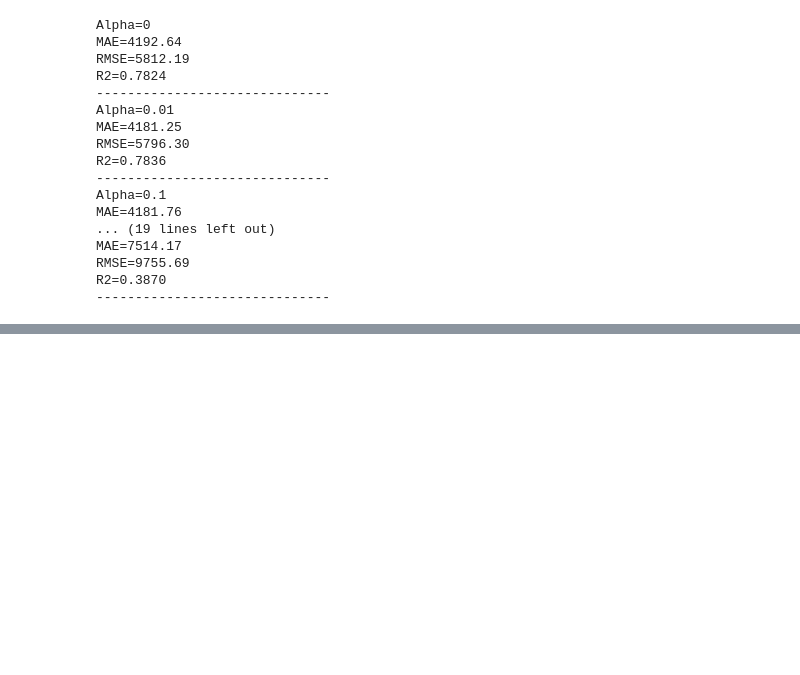
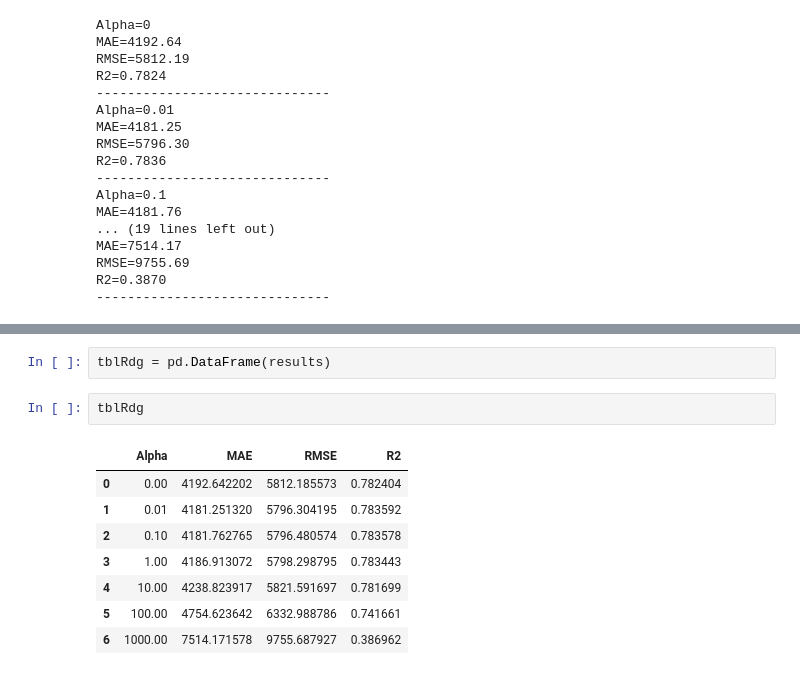
Before and after one commit to ugur-colak/medical-cost-prediction, a Jupyter notebook: notebooks/medical-cost-prediction.ipynb, the cells around one changed output, grey strips where cells are left out. Saved outputs shown, nothing was run; the diff lists cells and outputs as text; blank space fills up the shorter version.

```diff
--- a/notebooks/medical-cost-prediction.ipynb
+++ b/notebooks/medical-cost-prediction.ipynb
@@ -344,0 +368,13 @@ R2=0.3870
+# %%
+tblRdg = pd.DataFrame(results)
+# %%
+tblRdg
+# %% [output]
+|  | Alpha | MAE | RMSE | R2 |
+| 0 | 0.00 | 4192.642202 | 5812.185573 | 0.782404 |
+| 1 | 0.01 | 4181.251320 | 5796.304195 | 0.783592 |
+| 2 | 0.10 | 4181.762765 | 5796.480574 | 0.783578 |
+| 3 | 1.00 | 4186.913072 | 5798.298795 | 0.783443 |
+| 4 | 10.00 | 4238.823917 | 5821.591697 | 0.781699 |
+| 5 | 100.00 | 4754.623642 | 6332.988786 | 0.741661 |
+| 6 | 1000.00 | 7514.171578 | 9755.687927 | 0.386962 |
```
Also changed, not shown: parts of 6 cells of this notebook, 1 other file.
